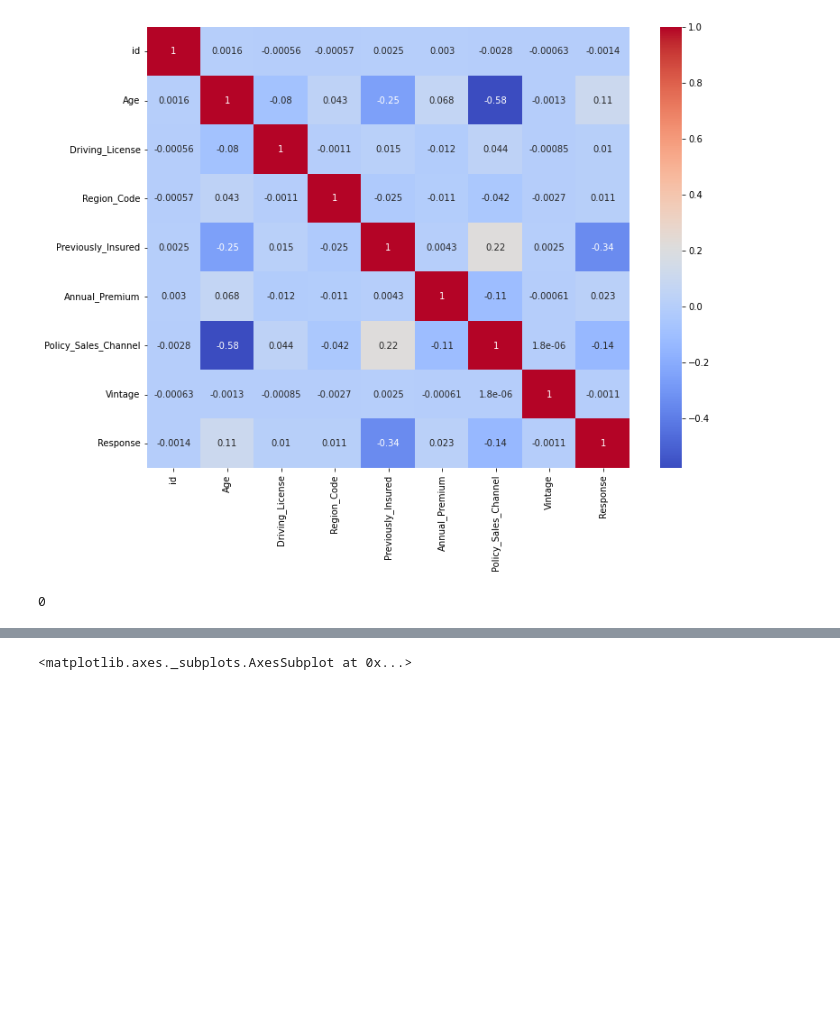
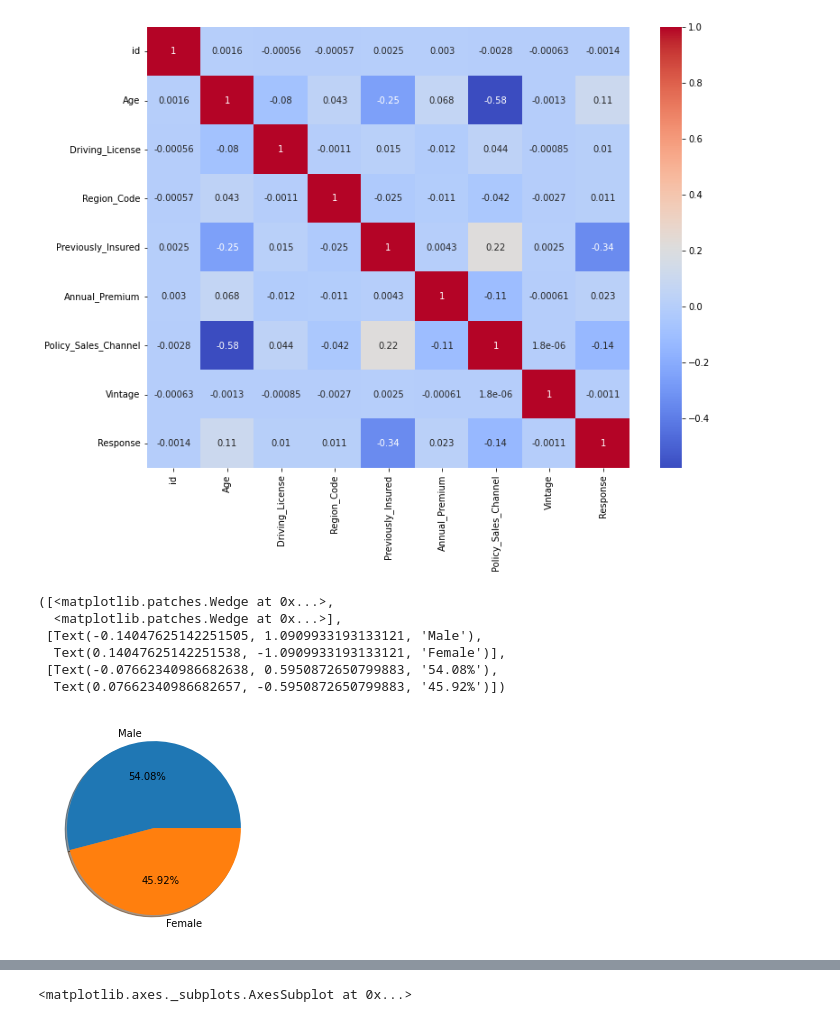
Before and after one commit to Saif-Khan435/Health-Insurance-Cross-Sell-Prediction, a Jupyter notebook: Mohammed_Saif_Khan_HEALTH_INSURANCE_CROSS_SELL_PREDICTION.ipynb, the cells around one changed output, grey strips where cells are left out. Drawn from its saved outputs; the diff is of its cells as text; code cells hidden in the pictures; blank space fills up the shorter version.

```diff
--- a/Mohammed_Saif_Khan_HEALTH_INSURANCE_CROSS_SELL_PREDICTION.ipynb
+++ b/Mohammed_Saif_Khan_HEALTH_INSURANCE_CROSS_SELL_PREDICTION.ipynb
@@ -186,7 +164,13 @@ sns.heatmap(df.corr(),annot=True,cmap='coolwarm')
 # %% [output]
 <matplotlib.axes._subplots.AxesSubplot at 0x...>
 [figure]
-# %%
-df.duplicated().sum()
-# %% [output]
-0
+# %%
+plt.pie(df.Gender.value_counts(),labels=df.Gender.value_counts().index,autopct='%1.2f%%',shadow=True)
+# %% [output]
+([<matplotlib.patches.Wedge at 0x...>,
+  <matplotlib.patches.Wedge at 0x...>],
+ [Text(-0.14047625142251505, 1.0909933193133121, 'Male'),
+  Text(0.14047625142251538, -1.0909933193133121, 'Female')],
+ [Text(-0.07662340986682638, 0.5950872650799883, '54.08%'),
+  Text(0.07662340986682657, -0.5950872650799883, '45.92%')])
+[figure, added]
```
Also changed, not shown: parts of 56 cells of this notebook.
